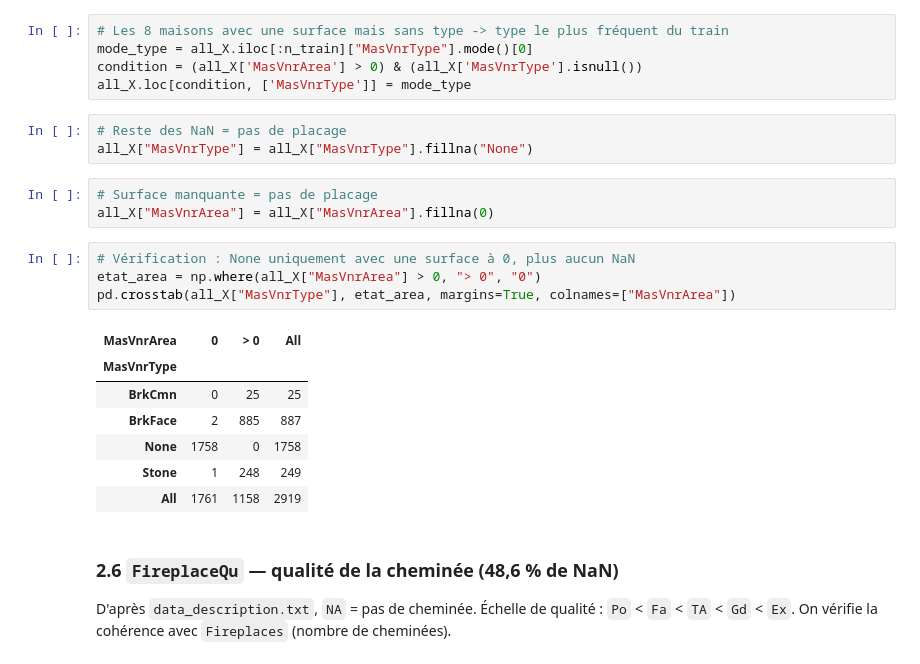
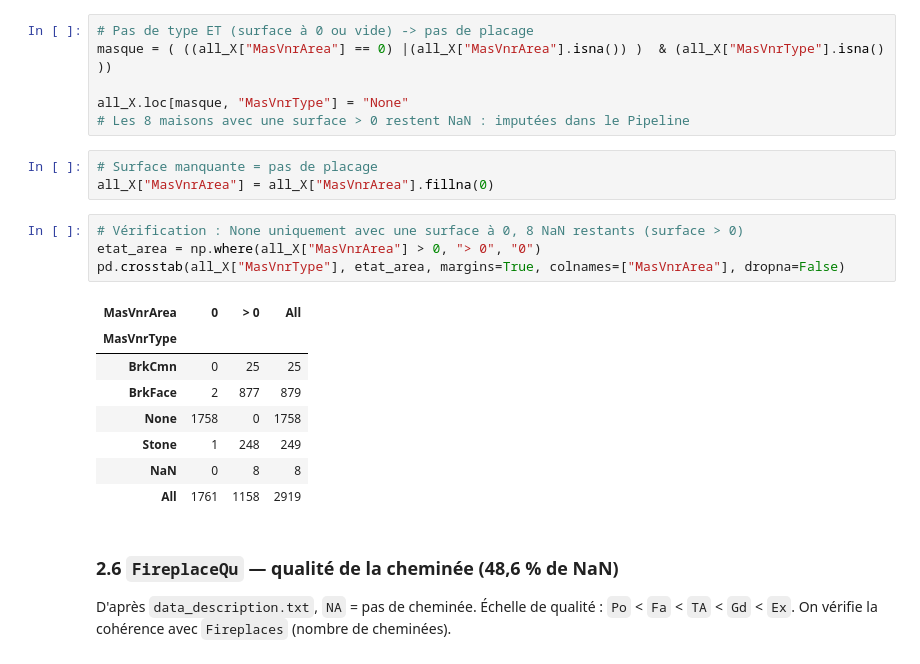
Before and after one commit to raybelpro77git/kaggle-house-prices, a Jupyter notebook: notebooks/01_eda.ipynb, the cells around one changed output. Cells and saved outputs as stored; diff of their text form.

```diff
--- a/notebooks/01_eda.ipynb
+++ b/notebooks/01_eda.ipynb
@@ -389,25 +399,24 @@ pd.crosstab(sub['MasVnrType'], sub['origine'], margins=True)
-# %%
-# Les 8 maisons avec une surface mais sans type -> type le plus fréquent du train
-mode_type = all_X.iloc[:n_train]["MasVnrType"].mode()[0]
-condition = (all_X['MasVnrArea'] > 0) & (all_X['MasVnrType'].isnull())
-all_X.loc[condition, ['MasVnrType']] = mode_type
 # %%
-# Reste des NaN = pas de placage
-all_X["MasVnrType"] = all_X["MasVnrType"].fillna("None")
+# Pas de type ET (surface à 0 ou vide) -> pas de placage
+masque = ( ((all_X["MasVnrArea"] == 0) |(all_X["MasVnrArea"].isna()) )  & (all_X["MasVnrType"].isna() ))
+
+all_X.loc[masque, "MasVnrType"] = "None"
+# Les 8 maisons avec une surface > 0 restent NaN : imputées dans le Pipeline
 # %%
 # Surface manquante = pas de placage
 all_X["MasVnrArea"] = all_X["MasVnrArea"].fillna(0)
 # %%
-# Vérification : None uniquement avec une surface à 0, plus aucun NaN
+# Vérification : None uniquement avec une surface à 0, 8 NaN restants (surface > 0)
 etat_area = np.where(all_X["MasVnrArea"] > 0, "> 0", "0")
-pd.crosstab(all_X["MasVnrType"], etat_area, margins=True, colnames=["MasVnrArea"])
+pd.crosstab(all_X["MasVnrType"], etat_area, margins=True, colnames=["MasVnrArea"], dropna=False)
 # %% [output]
 | MasVnrArea | 0 | > 0 | All |
 | MasVnrType |  |  |  |
 | BrkCmn | 0 | 25 | 25 |
-| BrkFace | 2 | 885 | 887 |
+| BrkFace | 2 | 877 | 879 |
 | None | 1758 | 0 | 1758 |
 | Stone | 1 | 248 | 249 |
+| NaN | 0 | 8 | 8 |
 | All | 1761 | 1158 | 2919 |
 # %% [markdown]
 ### 2.6 `FireplaceQu` — qualité de la cheminée (48,6 % de NaN)
```
Also changed, not shown: parts of 12 cells of this notebook, 2 other files.
